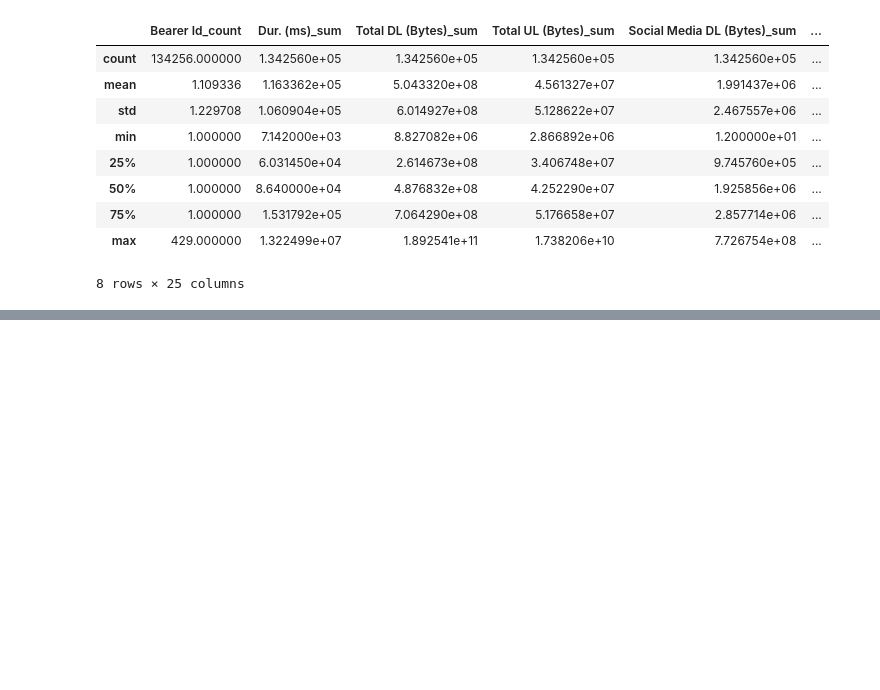
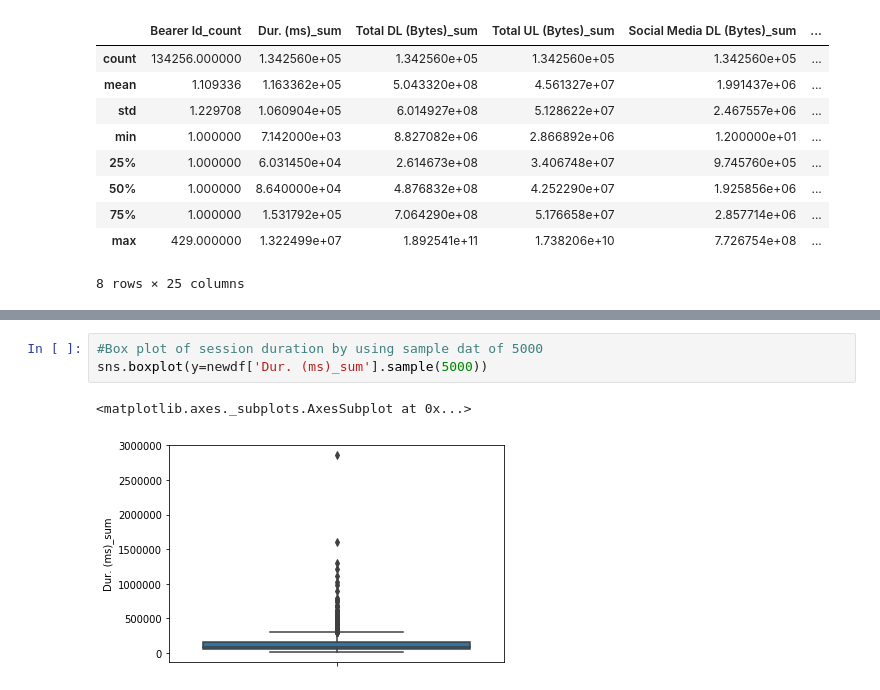
Before and after one commit to GETUCHALA20/TelcomAnalysis, a Jupyter notebook: Telecom Analaysis.ipynb, the cells around one changed output, grey strips where cells are left out. Cells and saved outputs as stored; diff of their text form; blank space fills up the shorter version.

```diff
--- a/Telecom Analaysis.ipynb
+++ b/Telecom Analaysis.ipynb
@@ -363,0 +421,6 @@ newdf.describe()
+# %%
+#Box plot of session duration by using sample dat of 5000
+sns.boxplot(y=newdf['Dur. (ms)_sum'].sample(5000))
+# %% [output]
+<matplotlib.axes._subplots.AxesSubplot at 0x...>
+[figure, added]
```
Also changed, not shown: parts of 60 cells of this notebook.
